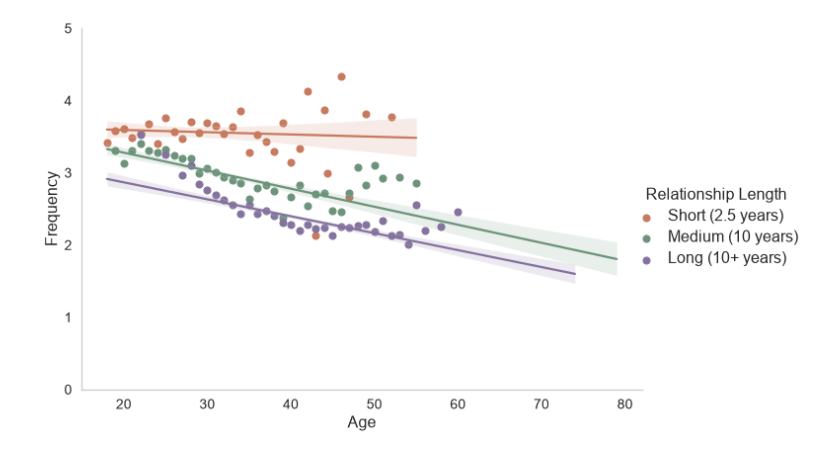
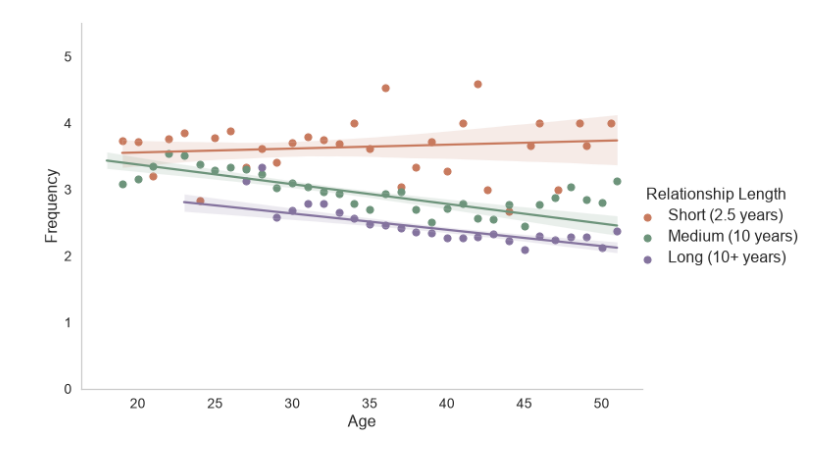
Before and after one commit to EdgardoCS/touchCouples, a Jupyter notebook: 10-Age_and_len.ipynb, the cells around one changed output. Saved outputs shown, nothing was run; the diff lists cells and outputs as text; code cells hidden in the pictures.

```diff
--- a/10-Age_and_len.ipynb
+++ b/10-Age_and_len.ipynb
@@ -5,6 +5,7 @@ import seaborn as sns
 import matplotlib.pyplot as plt
 # %%
 df = pd.read_csv('source/FReDA4.csv')
+df = df[df["Role"] == "Anchor"].dropna()
 # %%
 o = df['Relationship Length (years)'].quantile(0.15)
 p = df['Relationship Length (years)'].quantile(0.50)
@@ -47,19 +48 @@ Notes:
 strong multicollinearity or other numerical problems.
-# %%
-sns.set_theme(style="whitegrid", font_scale=1.1)
-
-g = sns.relplot(
-    data=df,
-    x='Age',
-    y='Frequency',
-    hue='Relationship Length (bins)',
-    palette='viridis',
-    kind='scatter',
-    height=10,
-    aspect=1.3,
-    alpha=0.4,
-    s=100,
-)
-sns.despine()
-
-plt.show()
@@ -78,44 +59,37 @@ order = [
     "Long (10+ years)"
 ]
 # %%
-
-
 g = sns.lmplot(
     data=df,
     x="Age",
     x_ci=None,
-    x_bins=200,
+    x_bins=300,
     y="Frequency",
     hue="Relationship Length (bins)",
     hue_order=order,
     palette=pal,
 
     height=6,
     aspect=1.5,
 
     # logx=True,
 )
 
 plt.xlabel("Age", fontsize=16)
 plt.ylabel("Frequency", fontsize=16)
 plt.xticks(fontsize=14)
 plt.yticks(fontsize=14)
 plt.grid(False)
 
 g._legend.set_title("Relationship Length")
 
 plt.setp(g._legend.get_texts(), fontsize=16)
 plt.setp(g._legend.get_title(), fontsize=16)
 
-plt.ylim([0, 5])
+plt.ylim([0, 5.5])
 
-plt.savefig(
-    'output/img/paper/Age.png',
-    dpi=600,
-    transparent=False,
-    bbox_inches='tight'
-)
+plt.savefig('output/img/paper/age2.png', dpi=600, transparent=False, bbox_inches='tight')
 
 plt.show()
 # %% [output]
-[figure, old version]
+[figure, new version]
```
Also changed, not shown: parts of 2 cells of this notebook, 1 other file.
